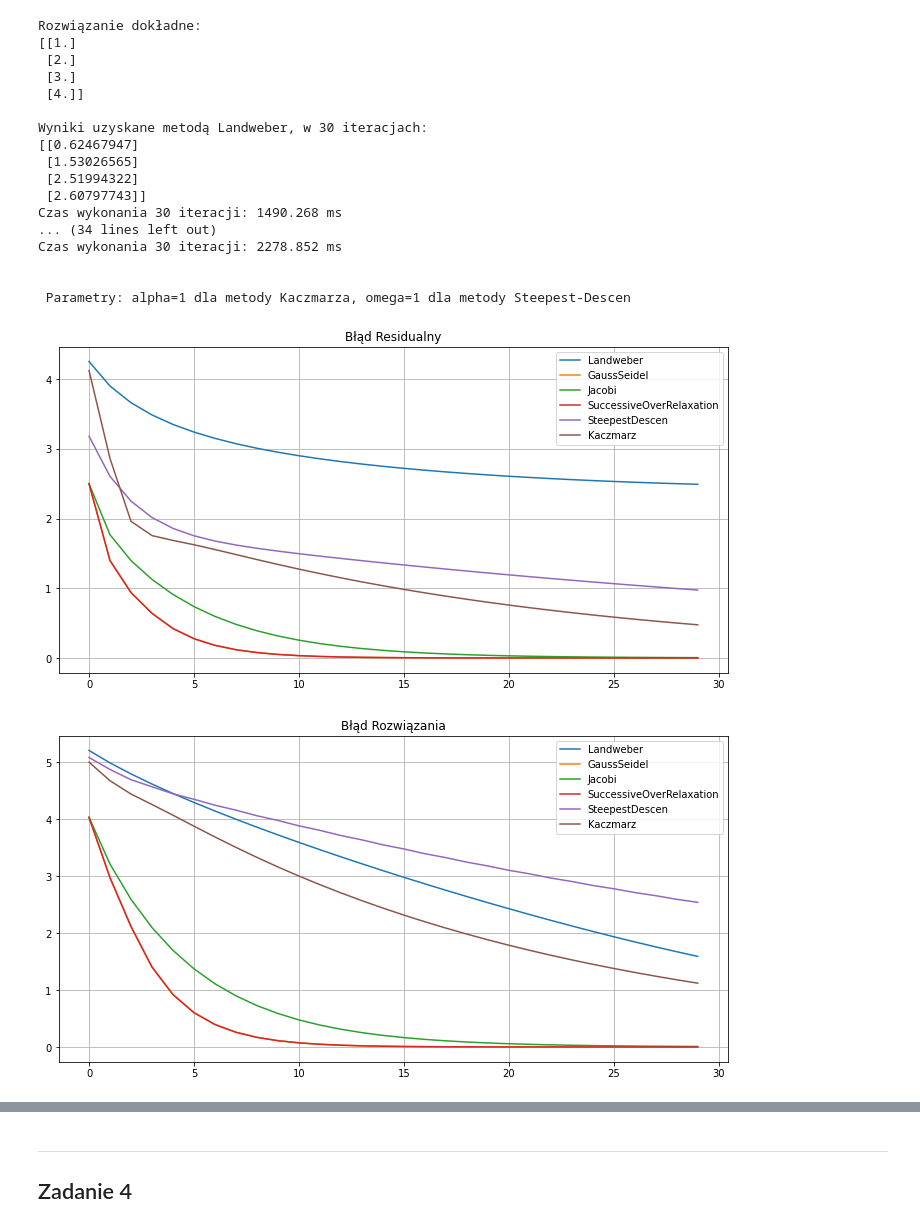
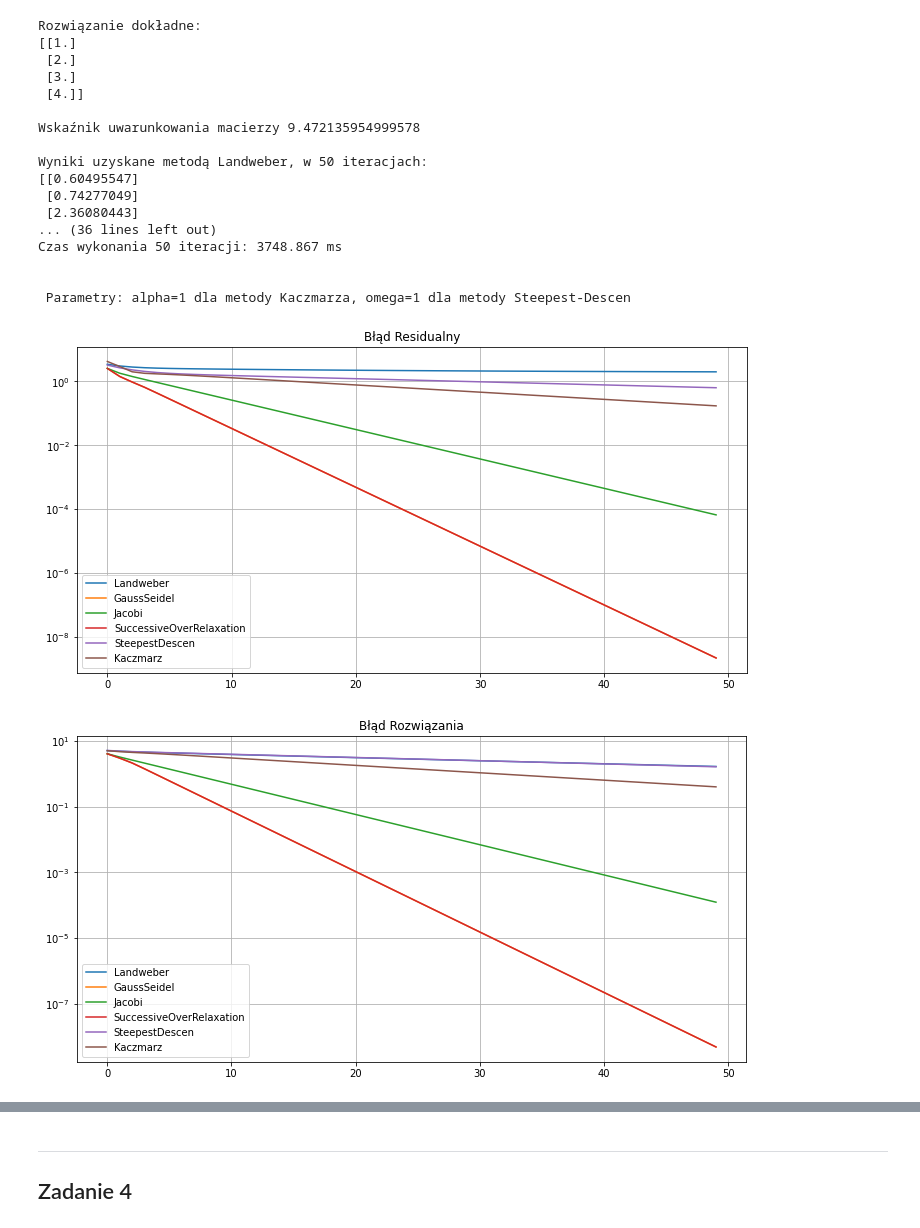
Before and after one commit to BezdzietnyAntoni/MNiO, a Jupyter notebook: List5.ipynb, the cells around one changed output, grey strips where cells are left out. Saved outputs shown, nothing was run; the diff lists cells and outputs as text; code cells hidden in the pictures.

```diff
--- a/List5.ipynb
+++ b/List5.ipynb
@@ -86,7 +130,7 @@ def SuccessiveOverRelaxation(A, b, omeg_=1, iter_=30):
     Parameters
     ----------
     A : numpy.array (matrix) - equation matrix
-    b : numpy.array (vector) - unknown vector
+    b : numpy.array (vector) - const vector
     omeg_ : relaxation parametr omeg_ in (0,2)
     iter_ : number of iteration
 
@@ -110,7 +154,7 @@ def SteepestDescen(A, b, iter_=30):
     Parameters
     ----------
     A : numpy.array (matrix) - equation matrix
-    b : numpy.array (vector) - unknown vector
+    b : numpy.array (vector) - const vector
     iter_ : number of iteration
 
     Returns
@@ -133,7 +177,7 @@ def Kaczmarz(A, b, alp_=1, iter_ = 30):
     Parameters
     ----------
     A : numpy.array (matrix) - equation matrix
-    b : numpy.array (vector) - unknown vector
+    b : numpy.array (vector) - const vector
     alp_ : relaxation parametr alp_ (0,2)
     iter_ : number of iteration
 
@@ -190,7 +234,7 @@ def drawPlots(methods, log=False):
         if log == False:
             plt.plot(range(methods[m]['Value'].shape[0]),methods[m]['Error']['Residual'], label=m)
         else:
-            plt.loglog(range(methods[m]['Value'].shape[0]),methods[m]['Error']['Residual'], label=m)
+            plt.semilogy(range(methods[m]['Value'].shape[0]),methods[m]['Error']['Residual'], label=m)
     plt.title("Błąd Residualny")
     plt.grid()
     plt.legend()
@@ -200,7 +244,7 @@ def drawPlots(methods, log=False):
         if log == False:
             plt.plot(range(methods[m]['Value'].shape[0]),methods[m]['Error']['Solve'], label=m)
         else:
-            plt.loglog(range(methods[m]['Value'].shape[0]),methods[m]['Error']['Solve'], label=m)
+            plt.semilogy(range(methods[m]['Value'].shape[0]),methods[m]['Error']['Solve'], label=m)
     plt.title("Błąd Rozwiązania")
     plt.grid()
     plt.legend()
@@ -210,7 +254,7 @@ def drawPlots(methods, log=False):
         if log == False:
             plt.plot(range(methods[m]['Value'].shape[0]),methods[m]['Error']['Convergence'], label=m)
         else:
-            plt.loglog(range(methods[m]['Value'].shape[0]),methods[m]['Error']['Convergence'], label=m)
+            plt.semilogy(range(methods[m]['Value'].shape[0]),methods[m]['Error']['Convergence'], label=m)
     plt.title("Kowergencja")
     plt.grid()
     plt.legend()
@@ -224,42 +280,45 @@ A = np.array([[2,-1,0,0],
               [0,-1,2,-1],
               [0,0,-1,2]],dtype=np.double)
 b = np.array([0,0,0,5],
              dtype=np.double).reshape(4,1)
 x_solve = np.linalg.inv(A)@b
 
-iterative_methods = testMethods(A,b,x_solve,30)
+iterative_methods = testMethods(A,b,x_solve,50)
 
 print("Rozwiązanie dokładne:")
 print(x_solve)
+print()
+
+print(f'Wskaźnik uwarunkowania macierzy {np.linalg.cond(A)}')
 print()
 
 for m in iterative_methods:
     iter_ = iterative_methods[m]['Value'].shape[0]
     print(f"Wyniki uzyskane metodą {m}, w {iter_} iteracjach:")
     print(iterative_methods[m]['Value'][iter_-1])
     print(f'Czas wykonania {iter_} iteracji: {iterative_methods[m]["Time"]/1000} ms')
     print()
 
 print("\n Parametry: alpha=1 dla metody Kaczmarza, omega=1 dla metody Steepest-Descen")
 
-drawPlots(iterative_methods)
+drawPlots(iterative_methods, True)
 # %% [output]
 Rozwiązanie dokładne:
 [[1.]
  [2.]
  [3.]
  [4.]]
 
-Wyniki uzyskane metodą Landweber, w 30 iteracjach:
-[[0.62467947]
- [1.53026565]
- [2.51994322]
- [2.60797743]]
-Czas wykonania 30 iteracji: 1490.268 ms
-... (34 lines left out)
-Czas wykonania 30 iteracji: 2278.852 ms
+Wskaźnik uwarunkowania macierzy 9.472135954999578
+
+Wyniki uzyskane metodą Landweber, w 50 iteracjach:
+[[0.60495547]
+ [0.74277049]
+ [2.36080443]
+... (36 lines left out)
+Czas wykonania 50 iteracji: 3748.867 ms
 
 
  Parametry: alpha=1 dla metody Kaczmarza, omega=1 dla metody Steepest-Descen
-[figure, old version]
+[figure, new version]
-[figure, old version]
+[figure, new version]
```
Also changed, not shown: parts of 25 cells of this notebook.
